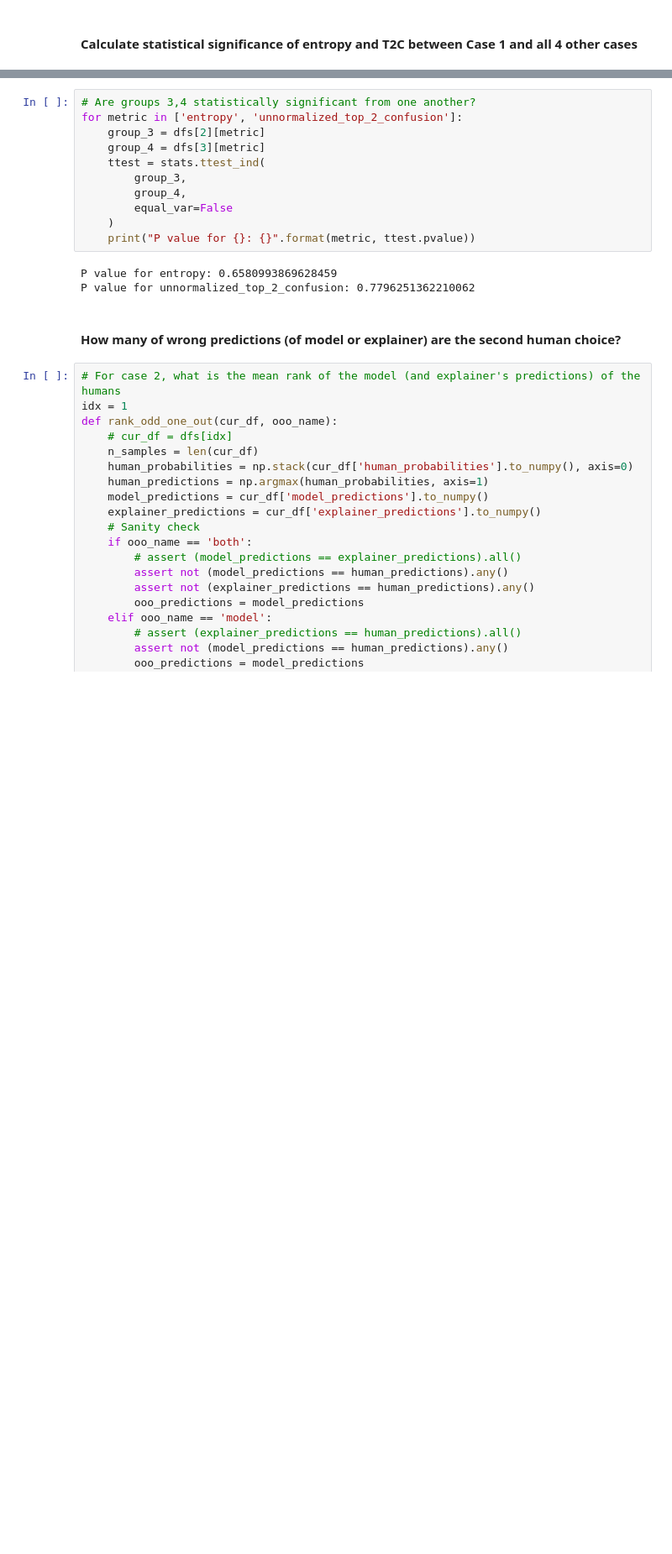
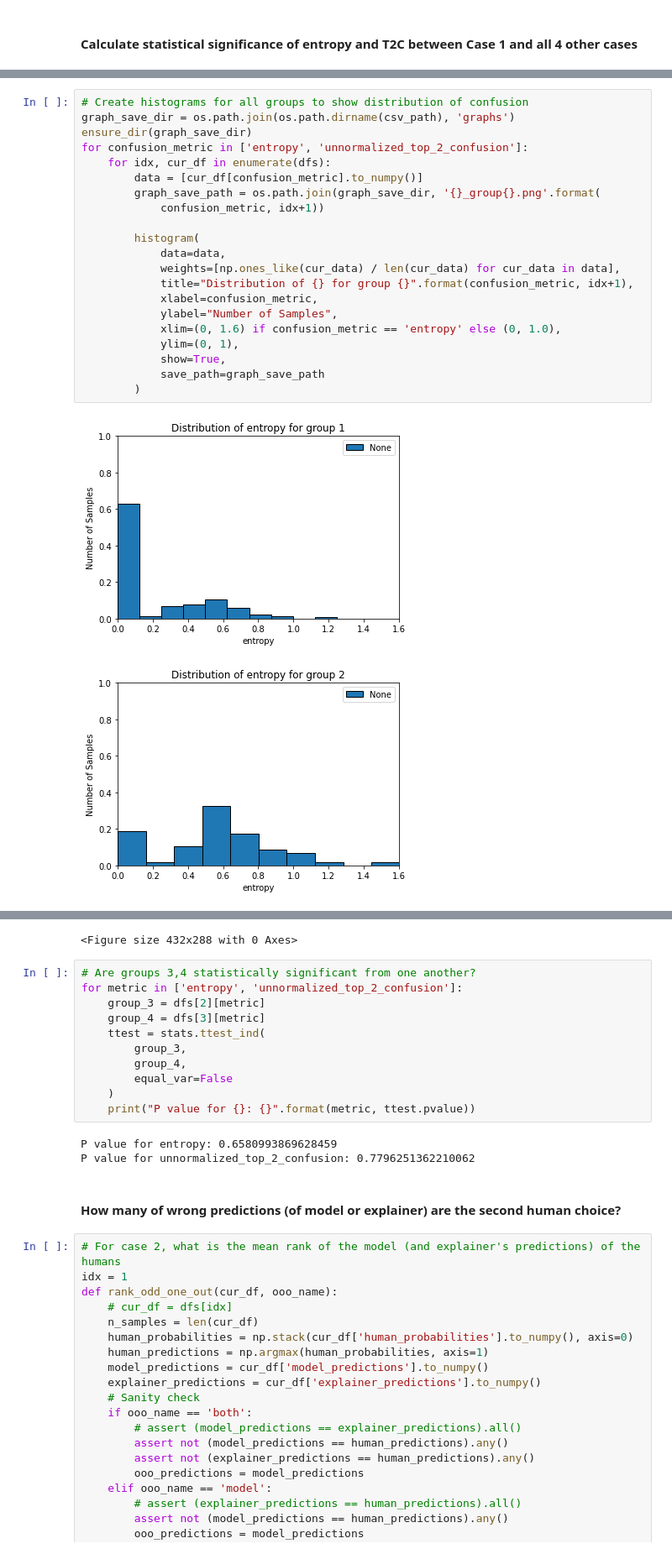
Before and after one commit to allisonchen23/explain-alignment, a Jupyter notebook: process_survey.ipynb, the cells around one changed output, grey strips where cells are left out. Shown at 84% size. Saved outputs shown, nothing was run; the diff lists cells and outputs as text; blank space fills up the shorter version.

```diff
--- a/process_survey.ipynb
+++ b/process_survey.ipynb
@@ -385,0 +434,24 @@ bar_graph(
+# %%
+# Create histograms for all groups to show distribution of confusion
+graph_save_dir = os.path.join(os.path.dirname(csv_path), 'graphs')
+ensure_dir(graph_save_dir)
+for confusion_metric in ['entropy', 'unnormalized_top_2_confusion']:
+    for idx, cur_df in enumerate(dfs):
+        data = [cur_df[confusion_metric].to_numpy()]
+        graph_save_path = os.path.join(graph_save_dir, '{}_group{}.png'.format(
+            confusion_metric, idx+1))
+
+        histogram(
+            data=data,
+            weights=[np.ones_like(cur_data) / len(cur_data) for cur_data in data],
+            title="Distribution of {} for group {}".format(confusion_metric, idx+1),
+            xlabel=confusion_metric,
+            ylabel="Number of Samples",
+            xlim=(0, 1.6) if confusion_metric == 'entropy' else (0, 1.0),
+            ylim=(0, 1),
+            show=True,
+            save_path=graph_save_path
+        )
+# %% [output]
+[figure, added]
+[figure, added]
@@ -386,3 +466,4 @@ bar_graph(
+<Figure size 432x288 with 0 Axes>
 # %%
 # Are groups 3,4 statistically significant from one another?
 for metric in ['entropy', 'unnormalized_top_2_confusion']:
```
Also changed, not shown: parts of 5 cells of this notebook, 2 other files.
